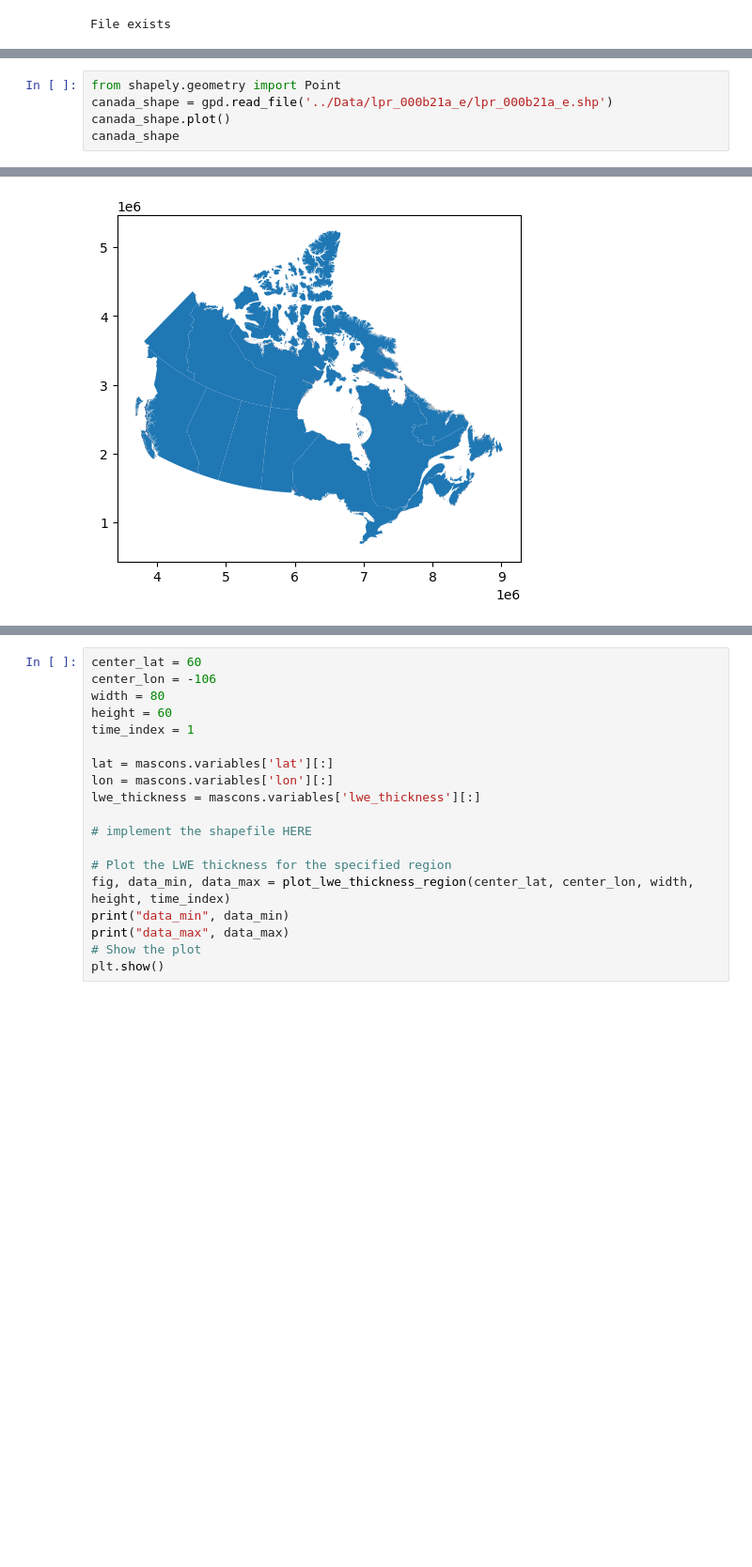
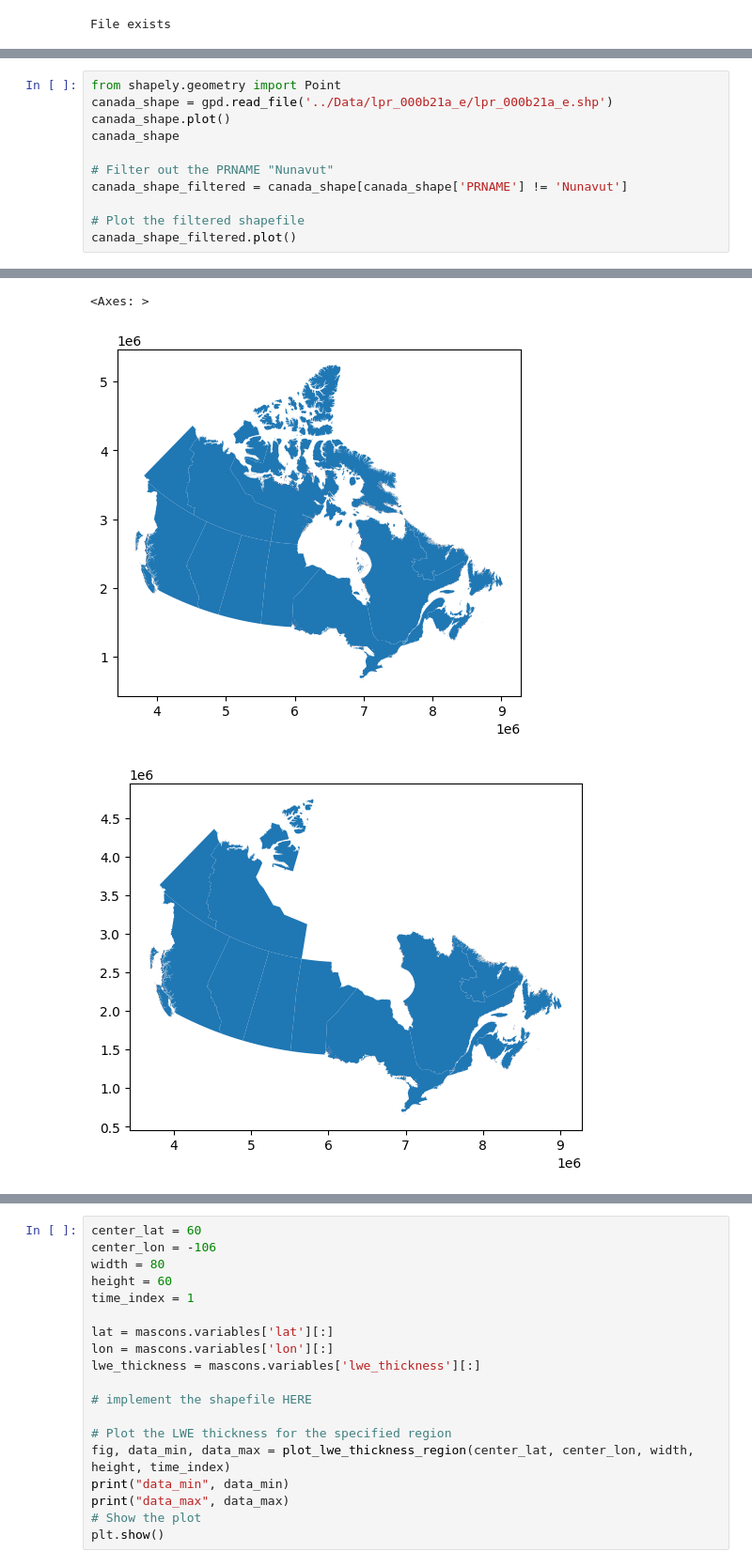
Before and after one commit to faehdy/Space_Data_Kernel, a Jupyter notebook: Grace/Project/src/LWE_Mascon.ipynb, the cells around one changed output, grey strips where cells are left out. Shown at 94% size. Drawn from its saved outputs; the diff is of its cells as text; blank space fills up the shorter version.

Commit message:
filtered Nunavut out ot shape file

```diff
--- a/Grace/Project/src/LWE_Mascon.ipynb
+++ b/Grace/Project/src/LWE_Mascon.ipynb
@@ -144,4 +146,10 @@ from shapely.geometry import Point
 canada_shape = gpd.read_file('../Data/lpr_000b21a_e/lpr_000b21a_e.shp')
 canada_shape.plot()
 canada_shape
+
+# Filter out the PRNAME "Nunavut"
+canada_shape_filtered = canada_shape[canada_shape['PRNAME'] != 'Nunavut']
+
+# Plot the filtered shapefile
+canada_shape_filtered.plot()
 # %% [output]
@@ -162 +156,3 @@ canada_shape
+<Axes: >
 [figure]
+[figure, added]
```
Also changed, not shown: parts of 7 cells of this notebook.
